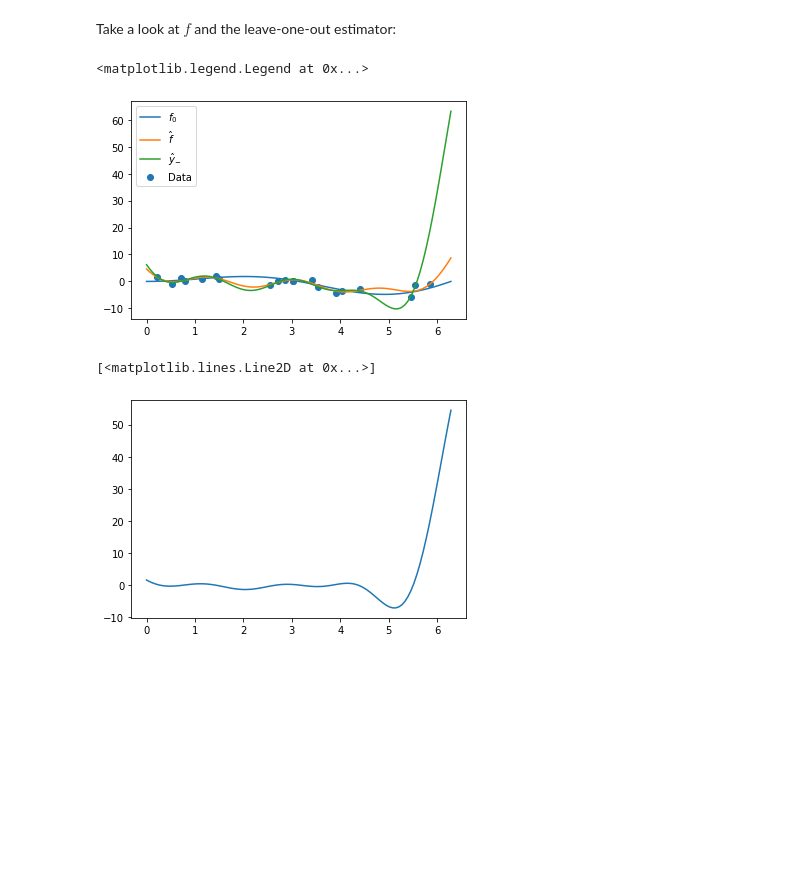
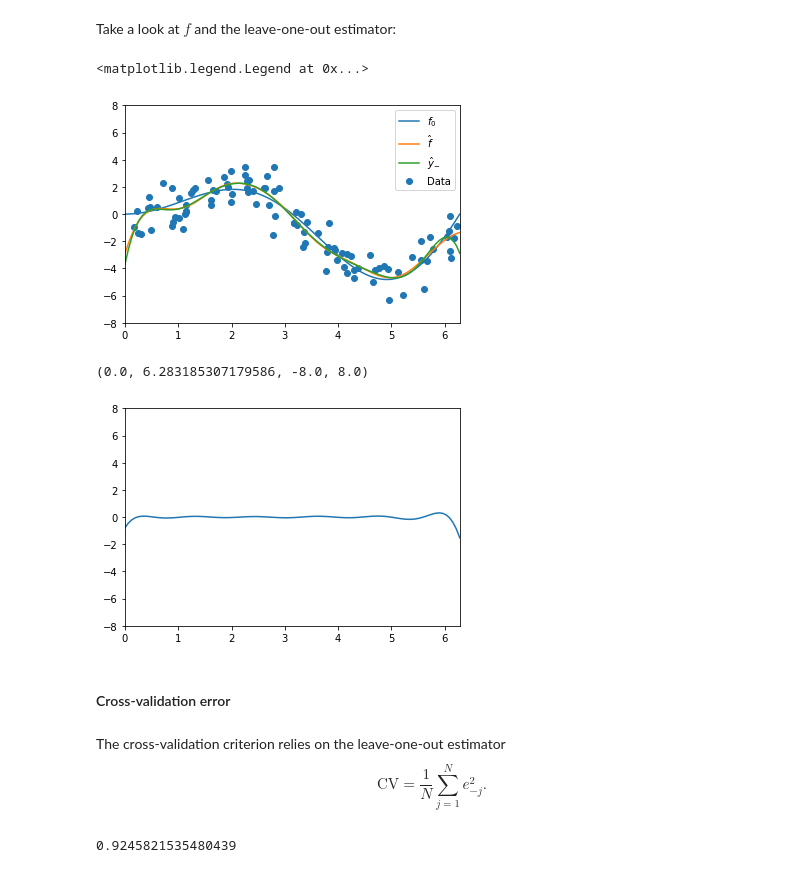
Before and after one commit to ligonteaching/ARE212_Materials, a Jupyter notebook: linear-non-linear.ipynb, the cells around one changed output. Saved outputs shown, nothing was run; the diff lists cells and outputs as text; code cells hidden in the pictures; blank space fills up the shorter version.

```diff
--- a/linear-non-linear.ipynb
+++ b/linear-non-linear.ipynb
@@ -28,7 +28,7 @@ Now use  this factory to generate a set of $K$ basis functions for our
 representation:
 # %%
 ## Or
-K=8
+K=12
 
 # Divide up domain
 phis = {k:phi_factory(Domain[x]) for k,x in enumerate(range(1,len(Domain),len(Domain)//K))}
@@ -63,7 +63,7 @@ def dgp(N,sigma_u):
 
     return X,y
 
-N = 20
+N = 100
 X,y = dgp(N,1)
 # %% [markdown]
 Consider scatterplot:
@@ -177,21 +195,38 @@ Take a look at $f$ and the leave-one-out estimator:
 # %%
 fig, ax = plt.subplots()
 
 ax.scatter(X,y,label='Data')
 
 ax.plot(Domain,[f0(x) for x in Domain],label='$f_0$')
 
 ax.plot(Domain,[fhat(x,alpha) for x in Domain],label='$\hat{f}$')
 
 ax.plot(Domain,[yhat(x) for x in Domain],label='$\hat{y}_{-}$')
+ax.axis((0,2*np.pi,-8,8))
 ax.legend()
 # %% [output]
 <matplotlib.legend.Legend at 0x...>
-[figure, old version]
+[figure, new version]
 # %%
 fig, ax = plt.subplots()
 
 ax.plot(Domain,[yhat(x) - fhat(x,alpha) for x in Domain],label='$\hat{y}(x) - \hat{f}(x)$')
+ax.axis((0,2*np.pi,-8,8))
 # %% [output]
-[<matplotlib.lines.Line2D at 0x...>]
+(0.0, 6.283185307179586, -8.0, 8.0)
-[figure, old version]
+[figure, new version]
+# %% [markdown]
+#### Cross-validation error
+# %% [markdown]
+The cross-validation criterion relies on the leave-one-out estimator
+      $$
+          \mbox{CV} = \frac{1}{N}\sum_{j=1}^N e_{-j}^2.
+      $$
+# %%
+CV = 0
+for j in range(N):
+     CV += (y.squeeze()[j] - Yminus[j](X[j]))**2/N
+
+CV
+# %% [output]
+0.9245821535480439
```
Also changed, not shown: parts of 9 cells of this notebook, 1 other file.
